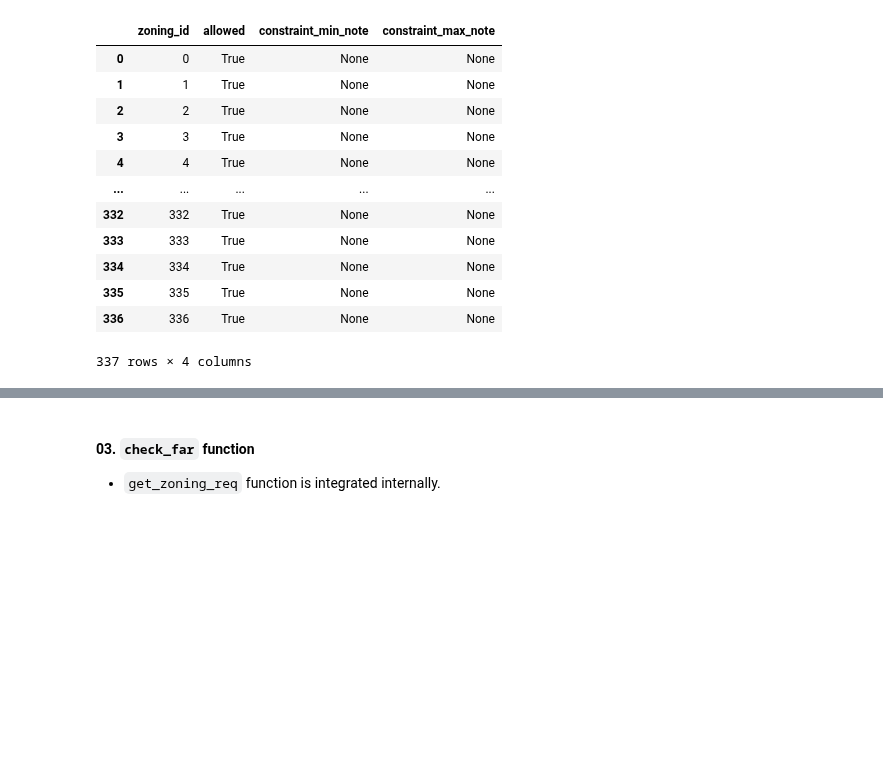
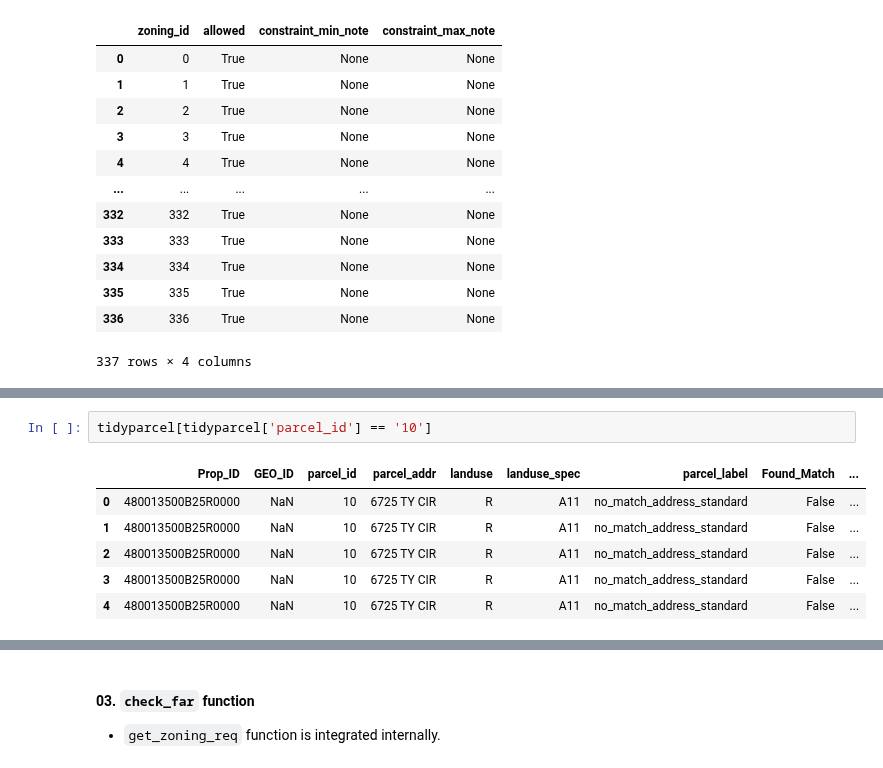
Before and after one commit to HOUPU1993/tidyzoning, a Jupyter notebook: test.ipynb, the cells around one changed output, grey strips where cells are left out. Cells and saved outputs as stored; diff of their text form; blank space fills up the shorter version.

```diff
--- a/test.ipynb
+++ b/test.ipynb
@@ -479,0 +591,9 @@ check_fl_area_result
+# %%
+tidyparcel[tidyparcel['parcel_id'] == '10']
+# %% [output]
+|  | Prop_ID | GEO_ID | parcel_id | parcel_addr | landuse | landuse_spec | parcel_label | Found_Match | ... |
+| 0 | 480013500B25R0000 | NaN | 10 | 6725 TY CIR | R | A11 | no_match_address_standard | False | ... |
+| 1 | 480013500B25R0000 | NaN | 10 | 6725 TY CIR | R | A11 | no_match_address_standard | False | ... |
+| 2 | 480013500B25R0000 | NaN | 10 | 6725 TY CIR | R | A11 | no_match_address_standard | False | ... |
+| 3 | 480013500B25R0000 | NaN | 10 | 6725 TY CIR | R | A11 | no_match_address_standard | False | ... |
+| 4 | 480013500B25R0000 | NaN | 10 | 6725 TY CIR | R | A11 | no_match_address_standard | False | ... |
```
Also changed, not shown: parts of 13 cells of this notebook, 2 other files.
